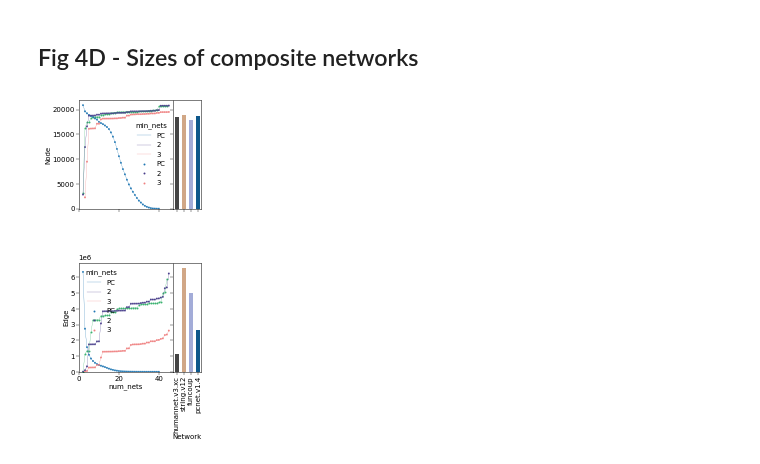
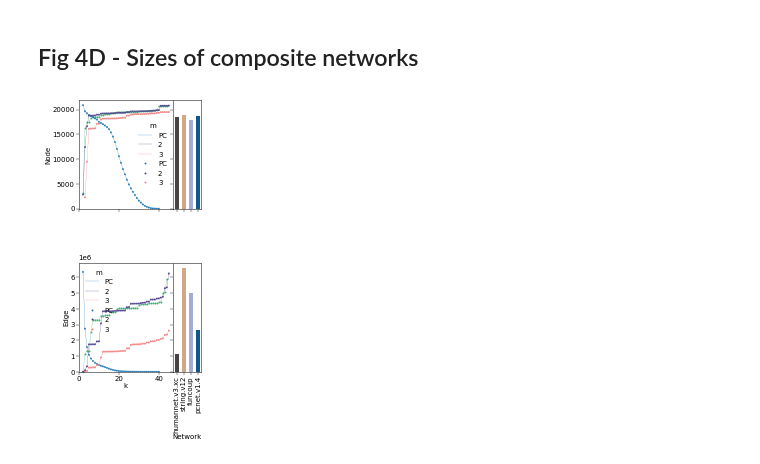
Before and after one commit to sarah-n-wright/Network_Evaluation_Tools, a Jupyter notebook: StateOfTheInteractomes_Notebooks/4_Composite_networks.ipynb, the cells around one changed output. Saved outputs shown, nothing was run; the diff lists cells and outputs as text; code cells hidden in the pictures.

```diff
--- a/StateOfTheInteractomes_Notebooks/4_Composite_networks.ipynb
+++ b/StateOfTheInteractomes_Notebooks/4_Composite_networks.ipynb
@@ -234,3 +262,6 @@ nocite_df = pd.read_csv(os.path.join(gitdir, 'StateOfTheInteractomes_Notebooks/D
 # %%
 nc_comparison_results = nocite_df[nocite_df['Comparator']]
 nc_performance_df = nocite_df[~nocite_df['Comparator']]
+# %%
+x = nc_comparison_results.dropna(subset=['Performance']).groupby(['GeneSet', 'Network']).Disease.nunique()
+x['Experimental']
@@ -240,13 +280,13 @@ _, [[ax1, ax2], [ax3, ax4], [ax5, ax6], [ax7, ax8]] = plt.subplots(nrows=4, ncol
 for j, ax in enumerate([ax1, ax3, ax5, ax7]):
     i=j
     # Plot the comparison networks
-    a = nc_comparison_results[nc_comparison_results['GeneSet']==genesets[i]].pivot(index='index', columns='Network', values='Performance')
+    a = nc_comparison_results[nc_comparison_results['GeneSet']==genesets[i]].pivot(index='Disease', columns='Network', values='Performance')
     sns.barplot(a, estimator='median', ax=[ax2,ax4, ax6, ax8][j],errorbar=('ci', 95),err_kws={'linewidth': 0.25, 'color':'grey'}, capsize=0.4,  linewidth=0.25, width=0.6,
                     palette=['darkslateblue', 'darkslateblue','#d1a786', '#d1a786','#a3acd8', '#a3acd8'], fill=True, saturation=1)
 
     gs = genesets[i]
     #Plot the 'Ranked' composite networks
-    sns.lineplot(data=nc_performance_df[nc_performance_df.GeneSet==gs], x='num_nets', y='Performance', hue='min_nets', ax=ax, err_style='bars',
+    sns.lineplot(data=nc_performance_df[nc_performance_df.GeneSet==gs], x='k', y='Performance', hue='m', ax=ax, err_style='bars',
             hue_order=[2], palette = [ 'mediumseagreen'], linewidth=0.75, err_kws={'linewidth':0.25}, estimator='median')
     ax.set_title(gs.split('_a64_')[0])
     [ax2, ax4, ax6, ax8][j].tick_params(axis='x', rotation=90)
@@ -268,27 +308,49 @@ plt.savefig(figdir+'4C_citation_free_performance.jpg', dpi=300, bbox_inches='tig
 # %%
 sizes_df = pd.read_csv(os.path.join(gitdir, 'StateOfTheInteractomes_Notebooks/Data/Fig4D_network_sizes.csv'), index_col=0)
 sizes_df['Network'] = sizes_df.index
+# %%
+def rename_pcnet(net):
+    new_name = ''
+    net_parts = net.split('_')
+    if net_parts[0] == 'OC':
+        new_name += 'Ranked_'
+        if net_parts[1] == 'nocite':
+            new_name += 'CCFree_'
+            new_name += 'k' + net_parts[2] + '_'
+        else:
+            new_name += 'k' + net_parts[1] + '_'
+        new_name += 'm' + net_parts[-1].split('min')[-1]
+    elif net_parts[0] == 'PC':
+        new_name += 'Global_'
+        new_name += 'k' + net_parts[-1].split('min')[-1]
+    else:
+        return net
+    return new_name
+# %%
+sizes_df['Network'] = sizes_df.Network.apply(rename_pcnet)
+sizes_df['k'] = sizes_df['Network'].apply(lambda x: int(x.split('_k')[-1].split('_')[0]) if 'k' in x else np.nan)
+sizes_df['m'] = sizes_df['Network'].apply(lambda x: int(x.split('_m')[-1]) if '_m' in x else np.nan)
 # %%
 _, [[ ax2, ax2a], [ax4, ax4a]] = plt.subplots(nrows=2, ncols=2,figsize=(2.2, 5),
         gridspec_kw={'wspace':0, 'hspace':0.5, 'width_ratios':[1, 0.3]}, sharey='row', sharex='col')
 
 for i, metric in enumerate(['Node', 'Edge']):
     # Plot the lines
-    sns.lineplot(data=sizes_df[(sizes_df.method=='OC') & (sizes_df.min_nets==2) & (sizes_df.Group=='NOCITE')],ax=[ax2, ax4][i], y=metric, x='num_nets', linewidth=0.25, color='mediumseagreen')
-    sns.lineplot(data =sizes_df[(sizes_df.method=='PC')& (sizes_df.Group=='ALL')], x='min_nets', y=metric, hue='method', ax=[ax2, ax4][i] , linewidth=0.25)
-    sns.lineplot(data =sizes_df[(sizes_df.method=='OC') & (sizes_df.min_nets>1)& (sizes_df.Group=='ALL')], x='num_nets', y=metric, hue='min_nets', ax=[ax2, ax4][i], hue_order=[2,3],
+    sns.lineplot(data=sizes_df[(sizes_df.method=='OC') & (sizes_df.m==2) & (sizes_df.Group=='NOCITE') & (~sizes_df['Comparator'])],ax=[ax2, ax4][i], y=metric, x='k', linewidth=0.25, color='mediumseagreen')
+    sns.lineplot(data =sizes_df[(sizes_df.method=='PC')& (sizes_df.Group=='ALL')], x='k', y=metric, hue='method', ax=[ax2, ax4][i] , linewidth=0.25)
+    sns.lineplot(data =sizes_df[(sizes_df.method=='OC') & (sizes_df.m>1)& (sizes_df.Group=='ALL')], x='k', y=metric, hue='m', ax=[ax2, ax4][i], hue_order=[2,3],
                 palette = [ 'darkslateblue', 'lightcoral'], linewidth=0.25)
     #Plot the points
-    sns.scatterplot(data=sizes_df[(sizes_df.method=='OC') & (sizes_df.min_nets==2) & (sizes_df.Group=='NOCITE')],ax=[ax2, ax4][i], y=metric, x='num_nets', s=3, color='mediumseagreen', edgecolor=None)
-    sns.scatterplot(data =sizes_df[(sizes_df.method=='PC')& (sizes_df.Group=='ALL')], x='min_nets', y=metric, hue='method', ax=[ax2, ax4][i], s=3, edgecolor=None)
-    sns.scatterplot(data =sizes_df[(sizes_df.method=='OC') & (sizes_df.min_nets>1)& (sizes_df.Group=='ALL')], x='num_nets', y=metric, hue='min_nets', ax=[ax2, ax4][i], s=3, hue_order=[2,3],
+    sns.scatterplot(data=sizes_df[(sizes_df.method=='OC') & (sizes_df.m==2) & (sizes_df.Group=='NOCITE') & (~sizes_df['Comparator'])],ax=[ax2, ax4][i], y=metric, x='k', s=3, color='mediumseagreen', edgecolor=None)
+    sns.scatterplot(data =sizes_df[(sizes_df.method=='PC')& (sizes_df.Group=='ALL')], x='k', y=metric, hue='method', ax=[ax2, ax4][i], s=3, edgecolor=None)
+    sns.scatterplot(data =sizes_df[(sizes_df.method=='OC') & (sizes_df.m>1)& (sizes_df.Group=='ALL')], x='k', y=metric, hue='m', ax=[ax2, ax4][i], s=3, hue_order=[2,3],
                 palette = [ 'darkslateblue', 'lightcoral'], edgecolor=None)
 
     # Plot the comparison networks
-    sns.barplot(sizes_df[sizes_df['Comparator']].loc[:, (metric, 'Network')], x = 'Network', y=metric, hue='Network', ax= [ax2a, ax4a][i],linewidth=0.25, width=0.6,
+    sns.barplot(sizes_df[(sizes_df['Comparator'])].loc[:, (metric, 'Network')], x = 'Network', y=metric, hue='Network', ax= [ax2a, ax4a][i],linewidth=0.25, width=0.6,
                 palette=['#444444', '#d1a786','#a3acd8', '#0e588b'], fill=True, saturation=1)
 
 ax4a.tick_params(axis='x', rotation=90)
 plt.savefig(figdir+'4D_network_sizes.jpg', dpi=300, bbox_inches='tight')
 # %% [output]
-[figure, old version]
+[figure, new version]
```
Also changed, not shown: parts of 9 cells of this notebook, 4 other files.
